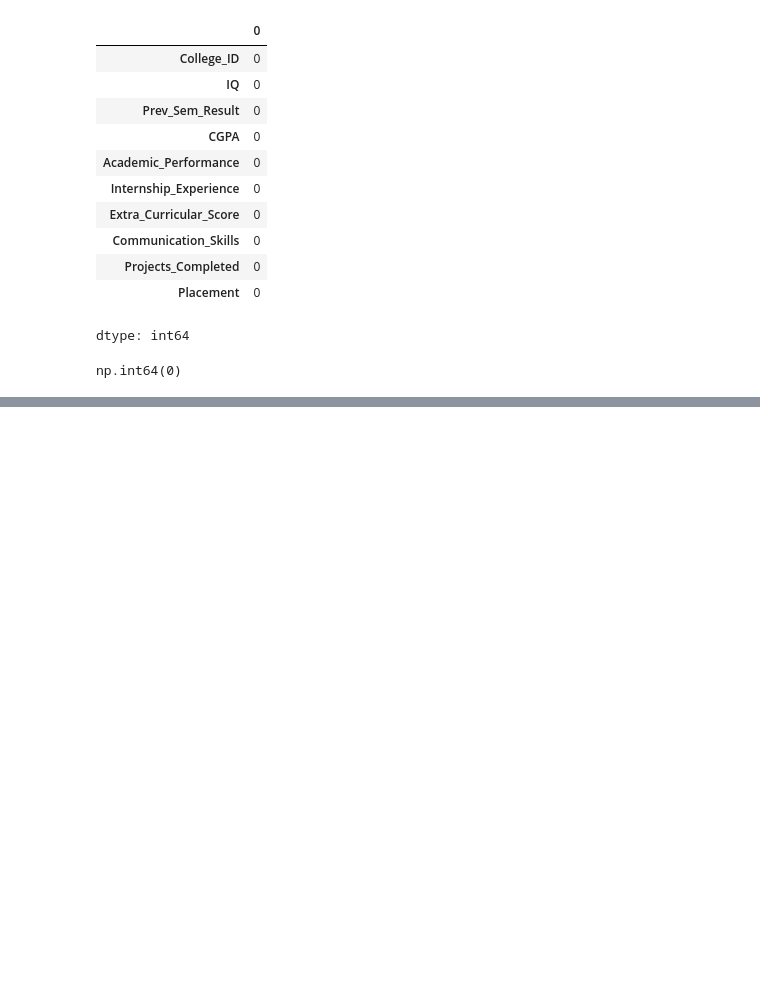
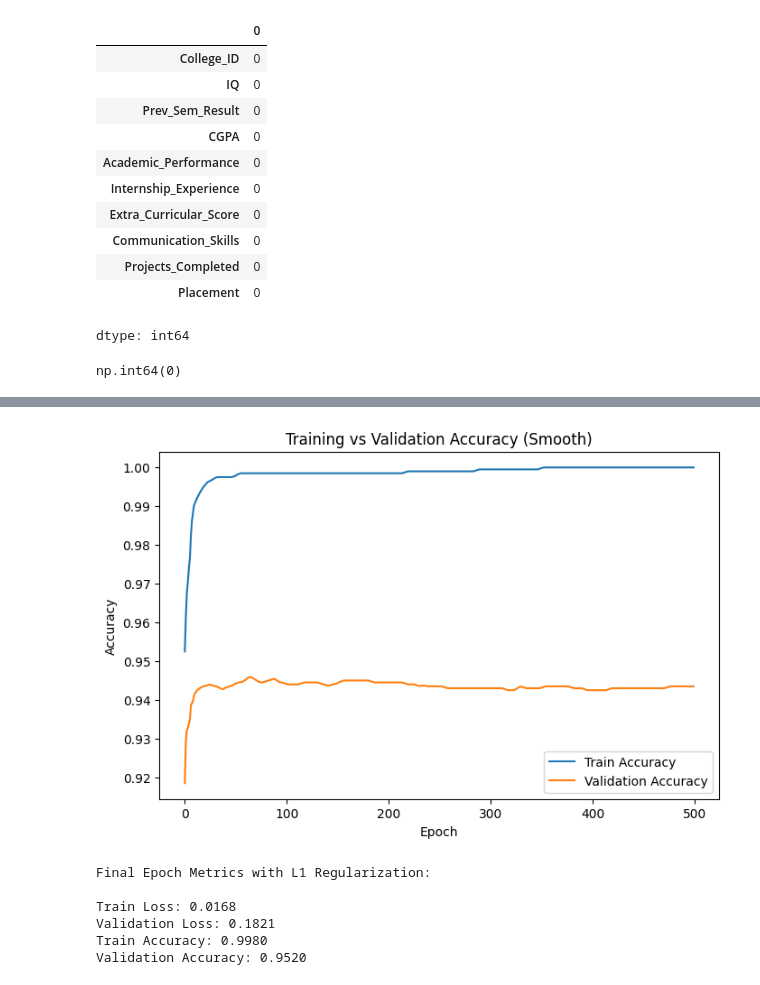
Before and after one commit to MDRobiulhassan/Machine-Learning-Course, a Jupyter notebook: College_Placement.ipynb, the cells around one changed output, grey strips where cells are left out. Drawn from its saved outputs; the diff is of its cells as text; code cells hidden in the pictures; blank space fills up the shorter version.

```diff
--- a/College_Placement.ipynb
+++ b/College_Placement.ipynb
@@ -76,0 +150,12 @@ X_test = scaler.transform(X_test)
+# %%
+# Plot Accuracy
+plt.figure(figsize=(8,5))
+plt.plot(train_acc_smooth, label='Train Accuracy')
+plt.plot(val_acc_smooth, label='Validation Accuracy')
+plt.xlabel("Epoch")
+plt.ylabel("Accuracy")
+plt.title("Training vs Validation Accuracy (Smooth)")
+plt.legend()
+plt.show()
+# %% [output]
+[figure, added]
@@ -76,0 +197,13 @@ X_test = scaler.transform(X_test)
+# %%
+print("Final Epoch Metrics with L1 Regularization:\n")
+print(f"Train Loss: {train_losses[-1]:.4f}")
+print(f"Validation Loss: {val_losses[-1]:.4f}")
+print(f"Train Accuracy: {train_acc[-1]:.4f}")
+print(f"Validation Accuracy: {val_acc[-1]:.4f}")
+# %% [output]
+Final Epoch Metrics with L1 Regularization:
+
+Train Loss: 0.0168
+Validation Loss: 0.1821
+Train Accuracy: 0.9980
+Validation Accuracy: 0.9520
```
Also changed, not shown: parts of 38 cells of this notebook.
